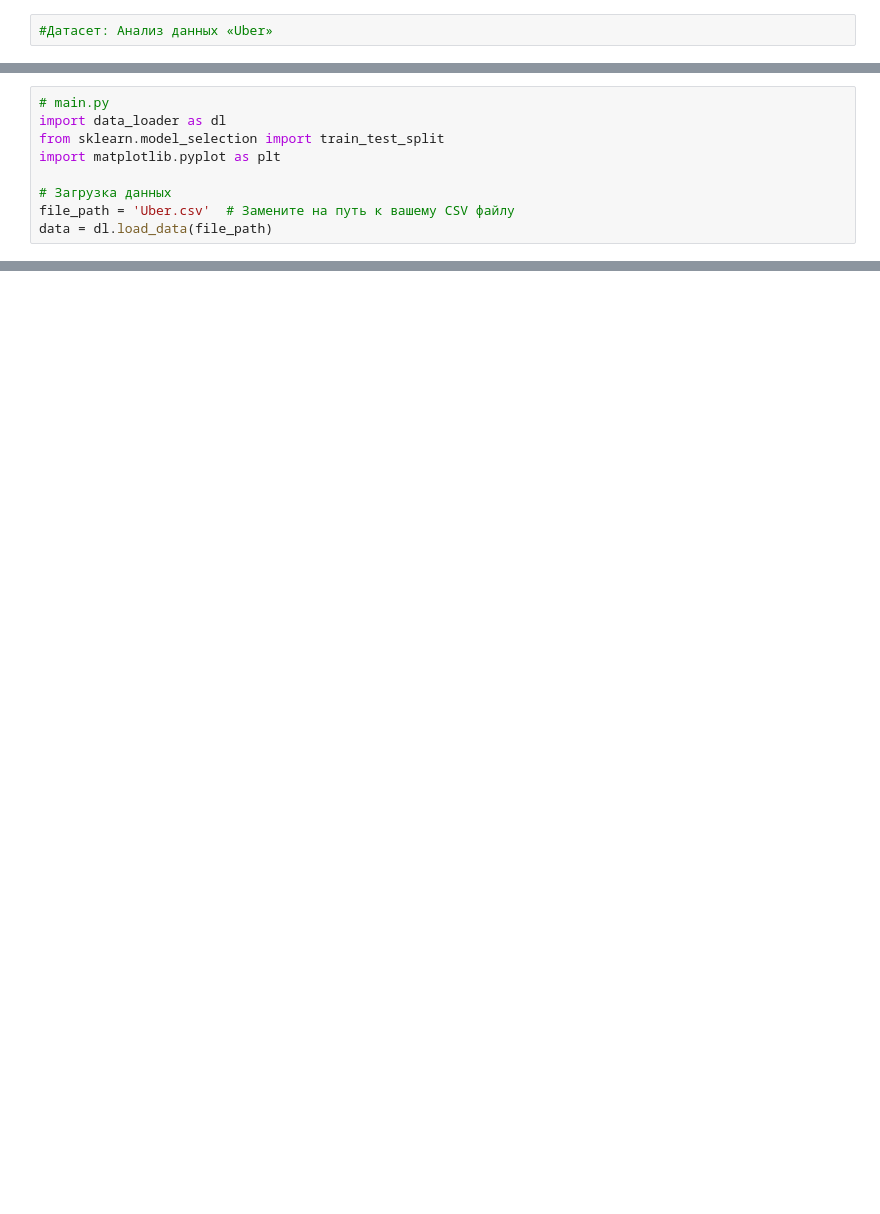
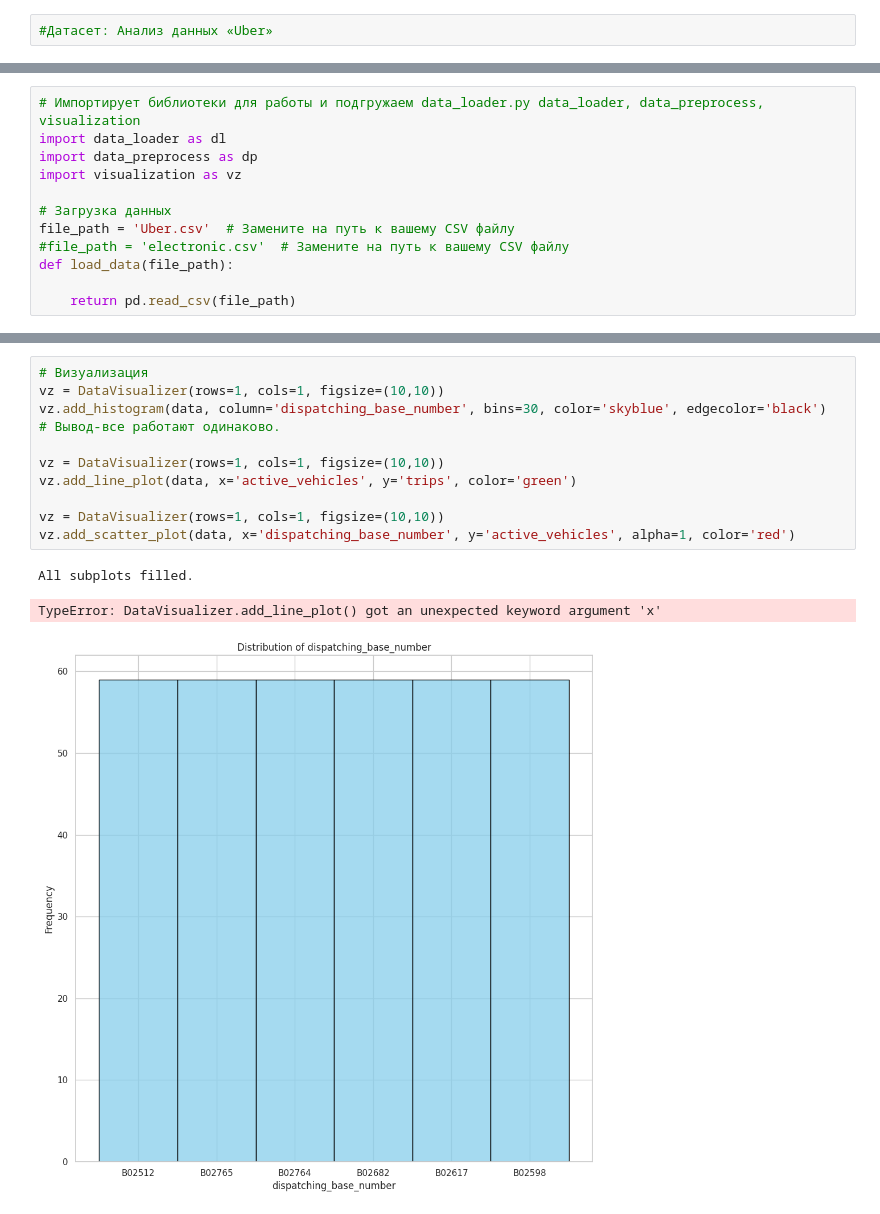
Before and after one commit to dezurnyjkipia4/DataScince, a Jupyter notebook: homework2/DZ2.ipynb, the cells around one changed output, grey strips where cells are left out. Drawn from its saved outputs; the diff is of its cells as text; blank space fills up the shorter version.

```diff
--- a/homework2/DZ2.ipynb
+++ b/homework2/DZ2.ipynb
@@ -28,11 +13,14 @@ data.head()
 | 3 | B02682 | 1/1/2015 | 945 | 7679 |
 | 4 | B02617 | 1/1/2015 | 1228 | 9537 |
 # %%
-# main.py
+# Импортирует библиотеки для работы и подгружаем data_loader.py data_loader, data_preprocess, visualization
 import data_loader as dl
-from sklearn.model_selection import train_test_split
-import matplotlib.pyplot as plt
+import data_preprocess as dp
+import visualization as vz
 
 # Загрузка данных
 file_path = 'Uber.csv'  # Замените на путь к вашему CSV файлу
-data = dl.load_data(file_path)
+#file_path = 'electronic.csv'  # Замените на путь к вашему CSV файлу
+def load_data(file_path):
+
+    return pd.read_csv(file_path)
@@ -38,0 +42,15 @@ data = dl.load_data(file_path)
+# %%
+# Визуализация
+vz = DataVisualizer(rows=1, cols=1, figsize=(10,10))
+vz.add_histogram(data, column='dispatching_base_number', bins=30, color='skyblue', edgecolor='black')
+# Вывод-все работают одинаково.
+
+vz = DataVisualizer(rows=1, cols=1, figsize=(10,10))
+vz.add_line_plot(data, x='active_vehicles', y='trips', color='green')
+
+vz = DataVisualizer(rows=1, cols=1, figsize=(10,10))
+vz.add_scatter_plot(data, x='dispatching_base_number', y='active_vehicles', alpha=1, color='red')
+# %% [output]
+All subplots filled.
+TypeError: DataVisualizer.add_line_plot() got an unexpected keyword argument 'x'
+[figure, added]
```
Also changed, not shown: parts of 5 cells of this notebook.
